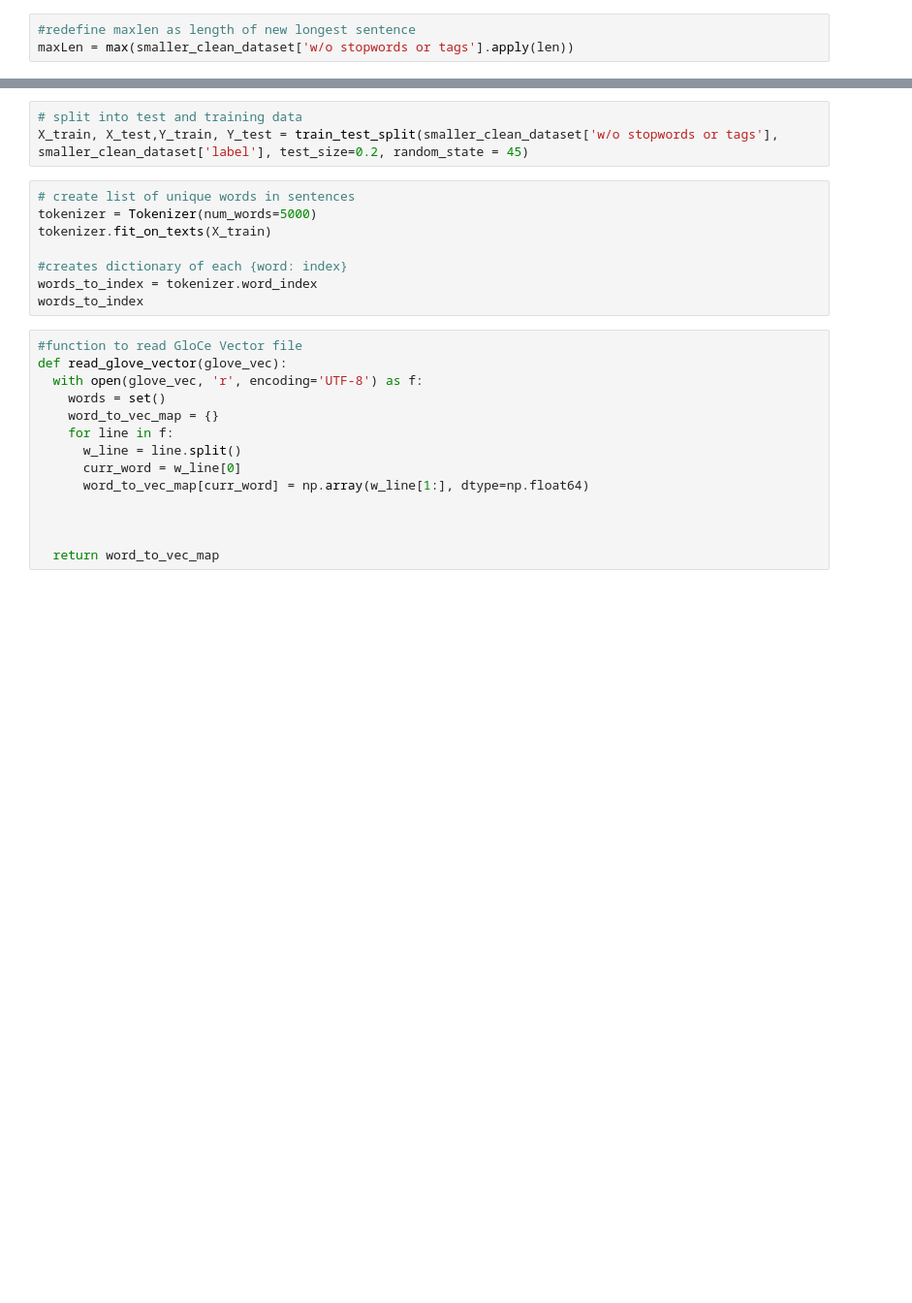
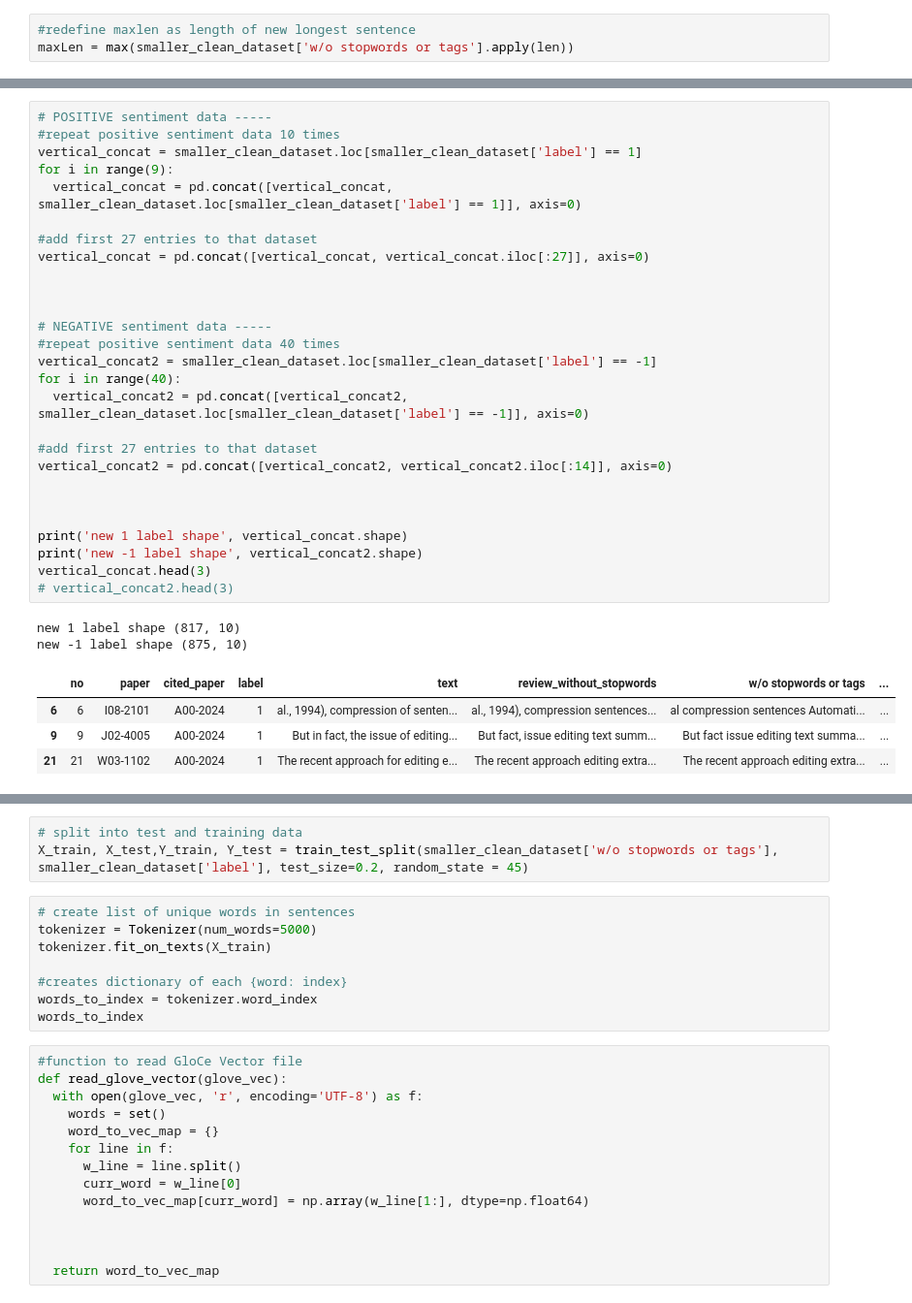
Before and after one commit to ENEE439d-TEXTML/TextML, a Jupyter notebook: practice.ipynb, the cells around one changed output, grey strips where cells are left out. Shown at 97% size. Drawn from its saved outputs; the diff is of its cells as text; blank space fills up the shorter version.

```diff
--- a/practice.ipynb
+++ b/practice.ipynb
@@ -155,0 +216,34 @@ maxLen = max(smaller_clean_dataset['w/o stopwords or tags'].apply(len))
+# %%
+# POSITIVE sentiment data -----
+#repeat positive sentiment data 10 times
+vertical_concat = smaller_clean_dataset.loc[smaller_clean_dataset['label'] == 1]
+for i in range(9):
+  vertical_concat = pd.concat([vertical_concat, smaller_clean_dataset.loc[smaller_clean_dataset['label'] == 1]], axis=0)
+
+#add first 27 entries to that dataset
+vertical_concat = pd.concat([vertical_concat, vertical_concat.iloc[:27]], axis=0)
+
+
+
+# NEGATIVE sentiment data -----
+#repeat positive sentiment data 40 times
+vertical_concat2 = smaller_clean_dataset.loc[smaller_clean_dataset['label'] == -1]
+for i in range(40):
+  vertical_concat2 = pd.concat([vertical_concat2, smaller_clean_dataset.loc[smaller_clean_dataset['label'] == -1]], axis=0)
+
+#add first 27 entries to that dataset
+vertical_concat2 = pd.concat([vertical_concat2, vertical_concat2.iloc[:14]], axis=0)
+
+
+
+print('new 1 label shape', vertical_concat.shape)
+print('new -1 label shape', vertical_concat2.shape)
+vertical_concat.head(3)
+# vertical_concat2.head(3)
+# %% [output]
+new 1 label shape (817, 10)
+new -1 label shape (875, 10)
+|  | no | paper | cited_paper | label | text | review_without_stopwords | w/o stopwords or tags | ... |
+| 6 | 6 | I08-2101 | A00-2024 | 1 | al., 1994), compression of senten... | al., 1994), compression sentences... | al compression sentences Automati... | ... |
+| 9 | 9 | J02-4005 | A00-2024 | 1 | But in fact, the issue of editing... | But fact, issue editing text summ... | But fact issue editing text summa... | ... |
+| 21 | 21 | W03-1102 | A00-2024 | 1 | The recent approach for editing e... | The recent approach editing extra... | The recent approach editing extra... | ... |
```
Also changed, not shown: parts of 30 cells of this notebook.
